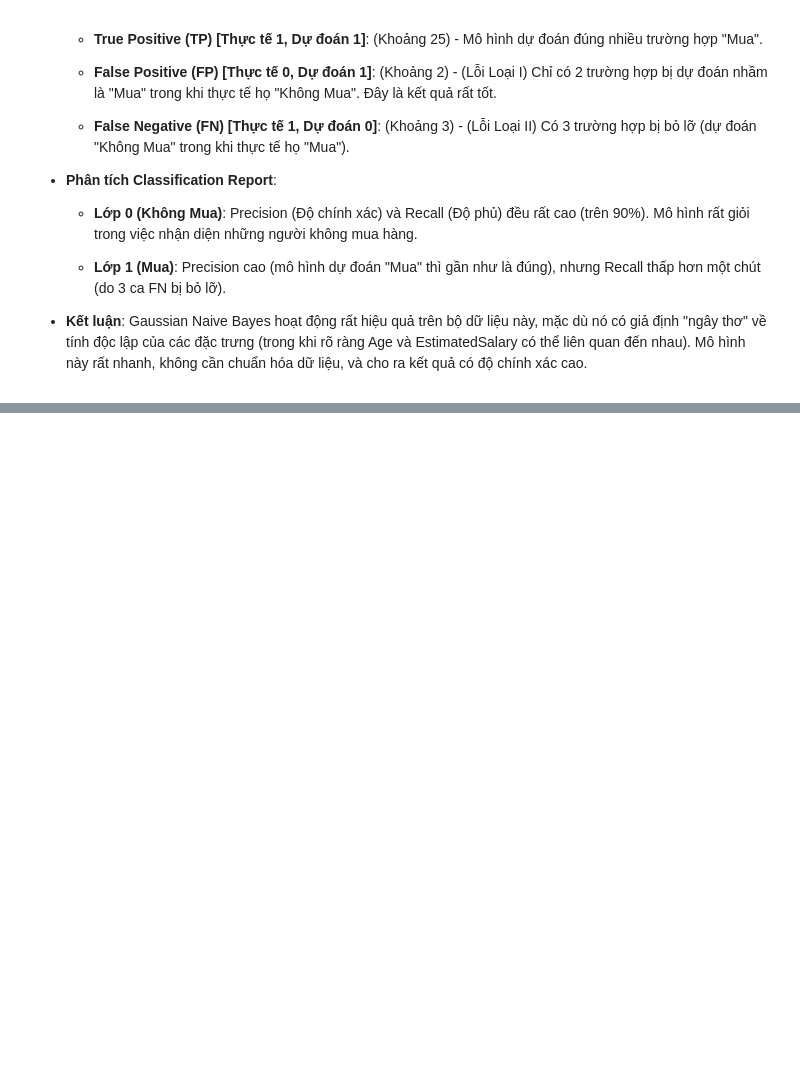
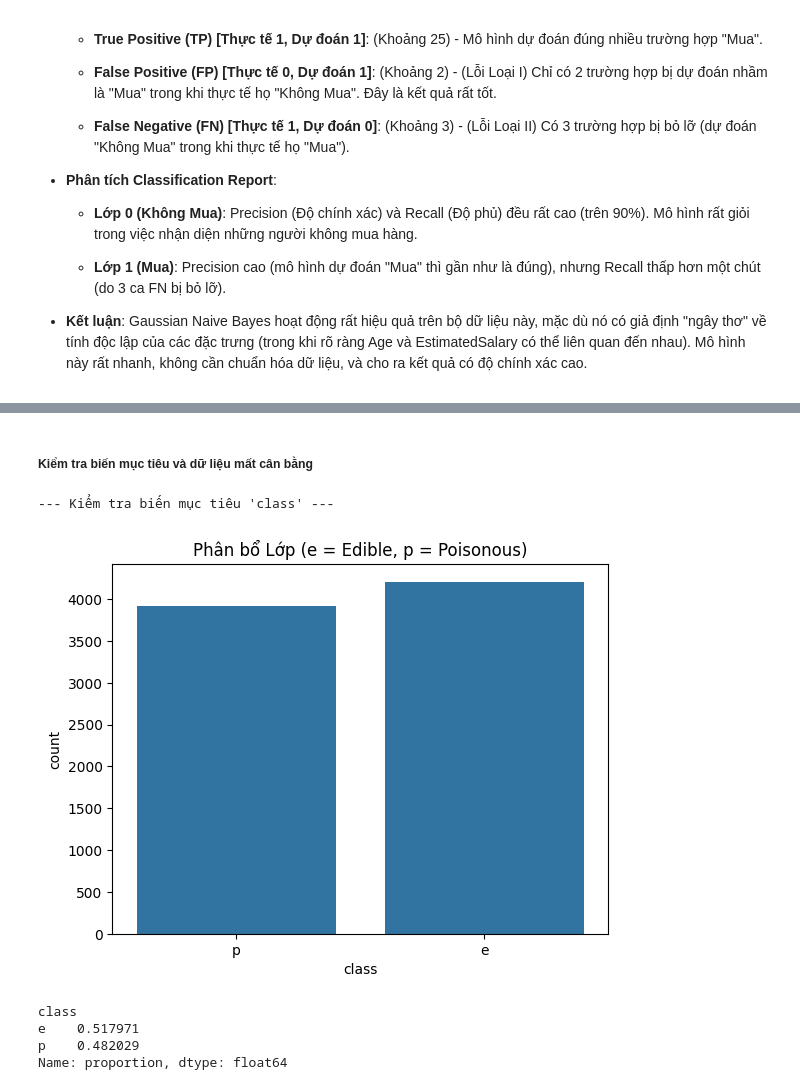
Before and after one commit to TranKhaiAn/sgu_2025_dataAnalysis, a Jupyter notebook: DA06_dl31-10/ThuatToanPhanLop.ipynb, the cells around one changed output, grey strips where cells are left out. Saved outputs shown, nothing was run; the diff lists cells and outputs as text; code cells hidden in the pictures; blank space fills up the shorter version.

```diff
--- a/DA06_dl31-10/ThuatToanPhanLop.ipynb
+++ b/DA06_dl31-10/ThuatToanPhanLop.ipynb
@@ -2894,0 +2915,11 @@ Ma trận nhầm lẫn (Confusion Matrix) và Báo cáo (Classification Report)
+# %%
+# Tải dữ liệu
+df = pd.read_csv('mushrooms.csv')
+
+# Hiển thị 5 dòng đầu tiên
+print("--- 5 Dòng đầu tiên (head) ---")
+display(df.head())
+
+# Hiển thị thông tin tổng quan
+print("\n--- Thông tin Dữ liệu (info) ---")
+df.info()
@@ -2894,0 +2958,16 @@ Ma trận nhầm lẫn (Confusion Matrix) và Báo cáo (Classification Report)
+# %% [markdown]
+##### Kiểm tra biến mục tiêu và dữ liệu mất cân bằng
+# %%
+# 1. Kiểm tra biến mục tiêu 'class'
+print("\n--- Kiểm tra biến mục tiêu 'class' ---")
+sns.countplot(x='class', data=df)
+plt.title('Phân bổ Lớp (e = Edible, p = Poisonous)')
+plt.show()
+print(df['class'].value_counts(normalize=True))
+# %% [output]
+--- Kiểm tra biến mục tiêu 'class' ---
+[figure, added]
+class
+e    0.517971
+p    0.482029
+Name: proportion, dtype: float64
```
Also changed, not shown: parts of 22 cells of this notebook.
